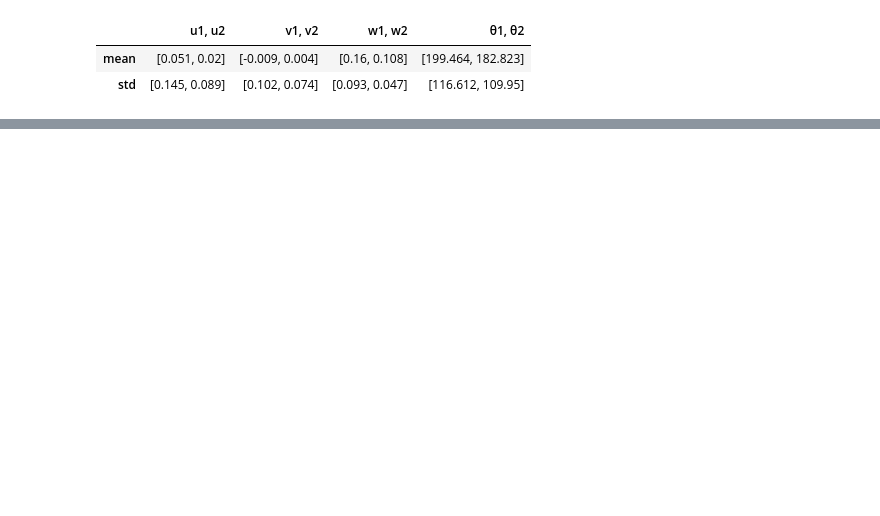
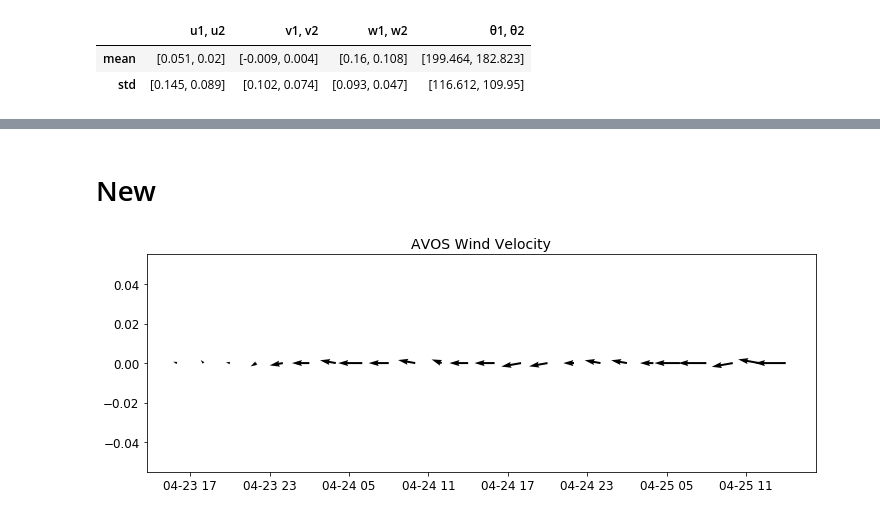
Before and after one commit to jmunroe/IceDEF, a Jupyter notebook: notebooks/statoil_arcticnet_data.ipynb, the cells around one changed output, grey strips where cells are left out. Cells and saved outputs as stored; diff of their text form; code cells hidden in the pictures; blank space fills up the shorter version.

```diff
--- a/notebooks/statoil_arcticnet_data.ipynb
+++ b/notebooks/statoil_arcticnet_data.ipynb
@@ -503,0 +636,32 @@ Attempting to download http://icedef.munroelab.ca/data/NARR/atm/daily/20150505.n
+# %% [markdown]
+# New
+# %%
+start_time = stats_df.loc[stats_df['beacon_id'] == 204980]['start_time'].values[0] - np.timedelta64(1, 'D')
+end_time = stats_df.loc[stats_df['beacon_id'] == 204980]['start_time'].values[0] + np.timedelta64(1, 'D')
+time_bounds = start_time, end_time
+latitude_bounds = 40, 60
+longitude_bounds = -55, -50
+bounds_by_colname = {'time': time_bounds, 'latitude': latitude_bounds, 'longitude': longitude_bounds}
+# %%
+avos_df = sd.get_avos_df()
+avos_ds = sd.get_avos_ds()
+avos_ds_subset = subset_ds(avos_ds, bounds_by_colname)
+adcp_ds = sd.get_adcp_ds()
+adcp_ds_subset = subset_ds(adcp_ds, bounds_by_colname)
+# %%
+fig = plt.figure(figsize=(12, 4))
+gap = 2
+len_ = len(avos_ds_subset.time.values[::gap])
+x = avos_ds_subset.time.values[::gap]
+y = [0] * len_
+u = avos_ds_subset.eastward_velocity.values[::gap]
+v = avos_ds_subset.northward_velocity.values[::gap]
+width = 3e-3
+scale = 5e2
+kwargs = {'width': width, 'scale': scale}
+plt.quiver(x, y, u, v, **kwargs)
+plt.title('AVOS Wind Velocity')
+plt.show()
+fig.savefig(plot_dir + 'avos_wind_velocity.png')
+# %% [output]
+[figure, added]
```
Also changed, not shown: parts of 54 cells of this notebook, 7 other files.
